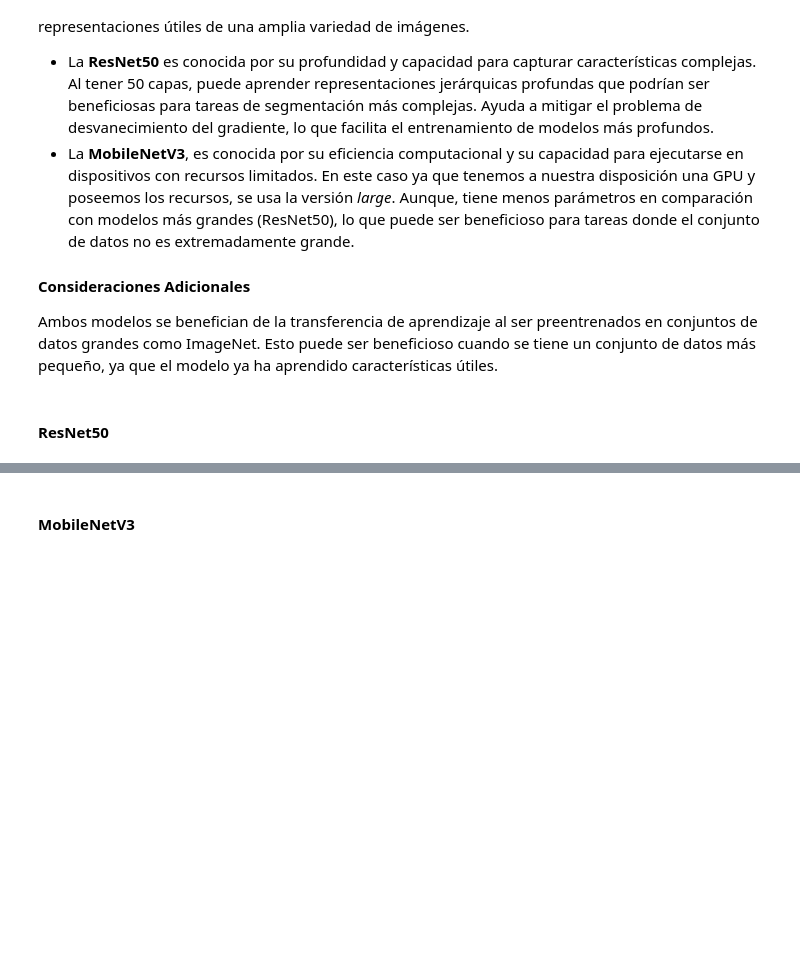
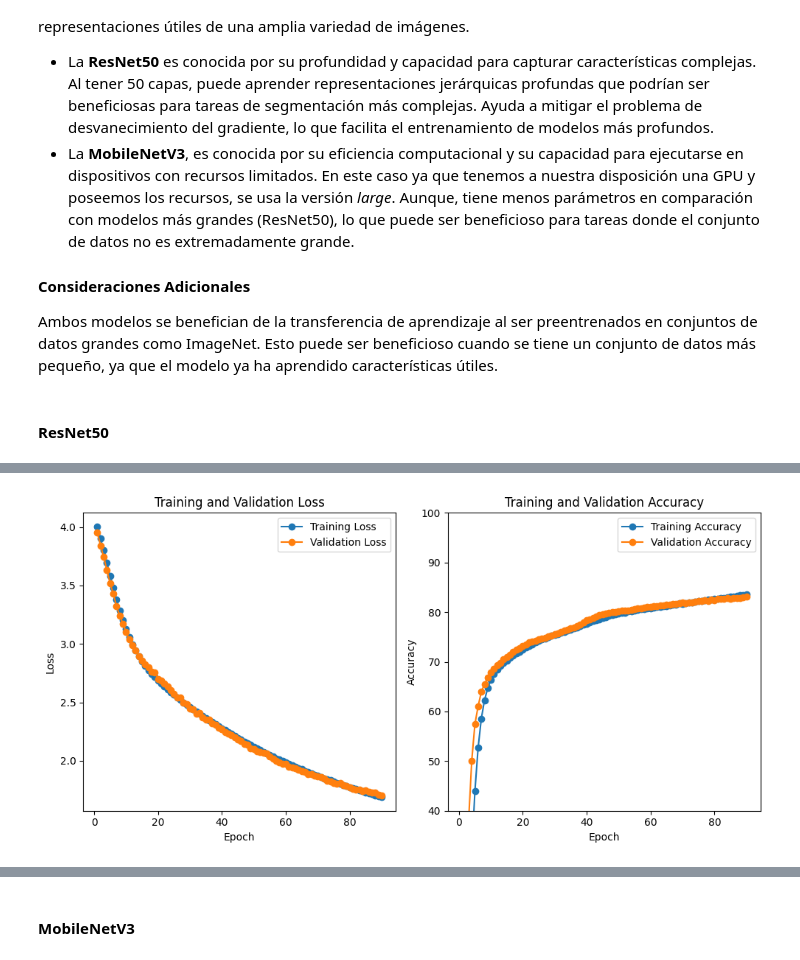
Before and after one commit to KrishT97/ClothVision, a Jupyter notebook: project.ipynb, the cells around one changed output, grey strips where cells are left out. Saved outputs shown, nothing was run; the diff lists cells and outputs as text; code cells hidden in the pictures; blank space fills up the shorter version.

Commit message:
tested and results printed

```diff
--- a/project.ipynb
+++ b/project.ipynb
@@ -442,0 +296,10 @@ resnet50_trainer.test(test_loader)
+# %%
+resnet50_model = ResNet50(num_classes=59) #incluyendo el NONE
+resnet50_model = resnet50_model.to(device)
+optimizer = torch.optim.Adam(resnet50_model.parameters(), lr=0.000001)
+scheduler = ReduceLROnPlateau(optimizer, 'min', patience=2, factor=0.1, verbose=True)
+resnet50_trainer = TransferLearningTrainer(resnet50_model, optimizer, loss_fn, 90, EarlyStopper(patience=3, min_delta=0.01, max_loss_diff=0.15), device, scheduler)
+resnet50_trainer.train_and_val(train_loader, val_loader)
+resnet50_trainer.draw_results()
+resnet50_trainer.test(test_loader)
+# %% [output]
@@ -442,0 +323 @@ resnet50_trainer.test(test_loader)
+[figure, added]
```
Also changed, not shown: parts of 32 cells of this notebook, 14 other files.
